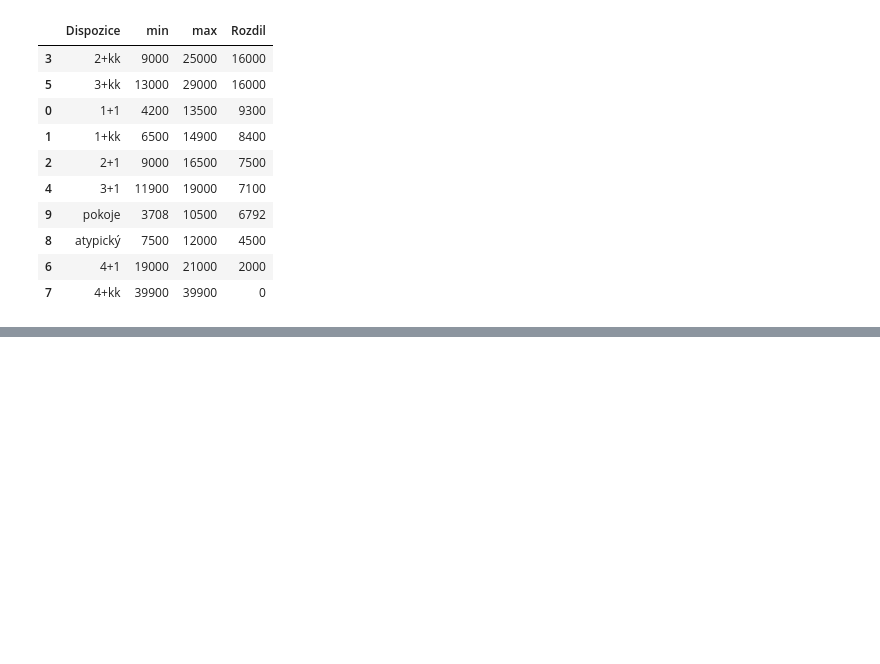
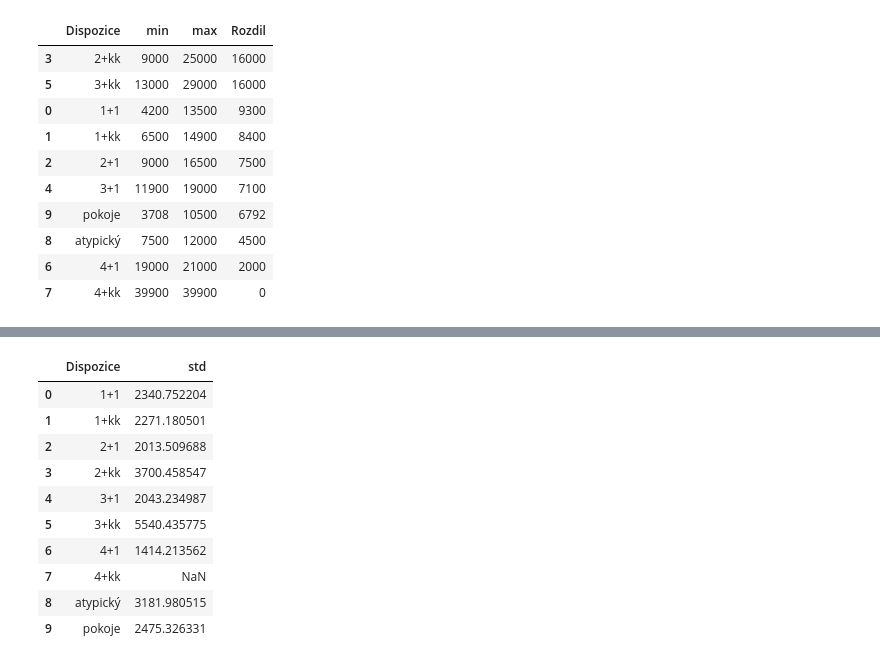
Before and after one commit to alina3-jesterka/Python_Project, a Jupyter notebook: Valentova_projekt_template.ipynb, the cells around one changed output, grey strips where cells are left out. Drawn from its saved outputs; the diff is of its cells as text; code cells hidden in the pictures; blank space fills up the shorter version.

```diff
--- a/Valentova_projekt_template.ipynb
+++ b/Valentova_projekt_template.ipynb
@@ -399,0 +431,17 @@ dispozice_min_max.sort_values(by="Rozdil", ascending=False)
+# %%
+# směrodatná odchylka ceny dle jednotlivých kategorií
+df.head()
+dispozice_std = df.groupby("Dispozice")["Cena [Kč/měsíc]"].std().reset_index(name="std")
+dispozice_std
+# %% [output]
+|  | Dispozice | std |
+| 0 | 1+1 | 2340.752204 |
+| 1 | 1+kk | 2271.180501 |
+| 2 | 2+1 | 2013.509688 |
+| 3 | 2+kk | 3700.458547 |
+| 4 | 3+1 | 2043.234987 |
+| 5 | 3+kk | 5540.435775 |
+| 6 | 4+1 | 1414.213562 |
+| 7 | 4+kk | NaN |
+| 8 | atypický | 3181.980515 |
+| 9 | pokoje | 2475.326331 |
```
Also changed, not shown: parts of 7 cells of this notebook, 1 other file.
